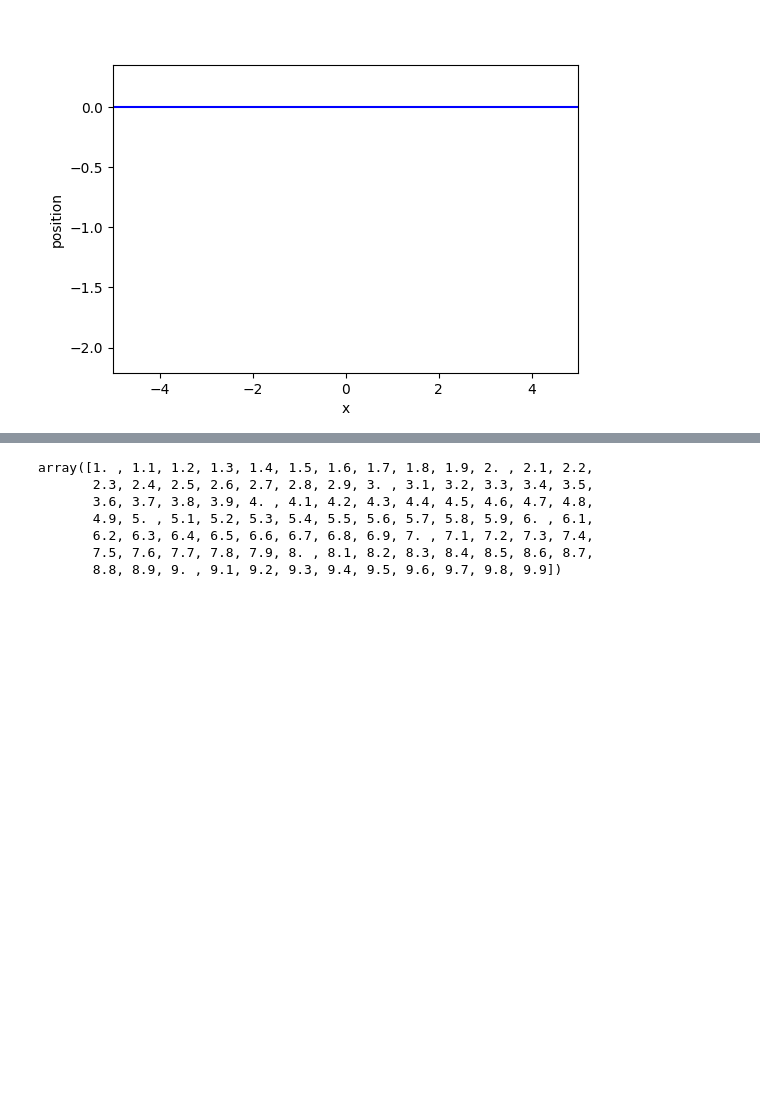
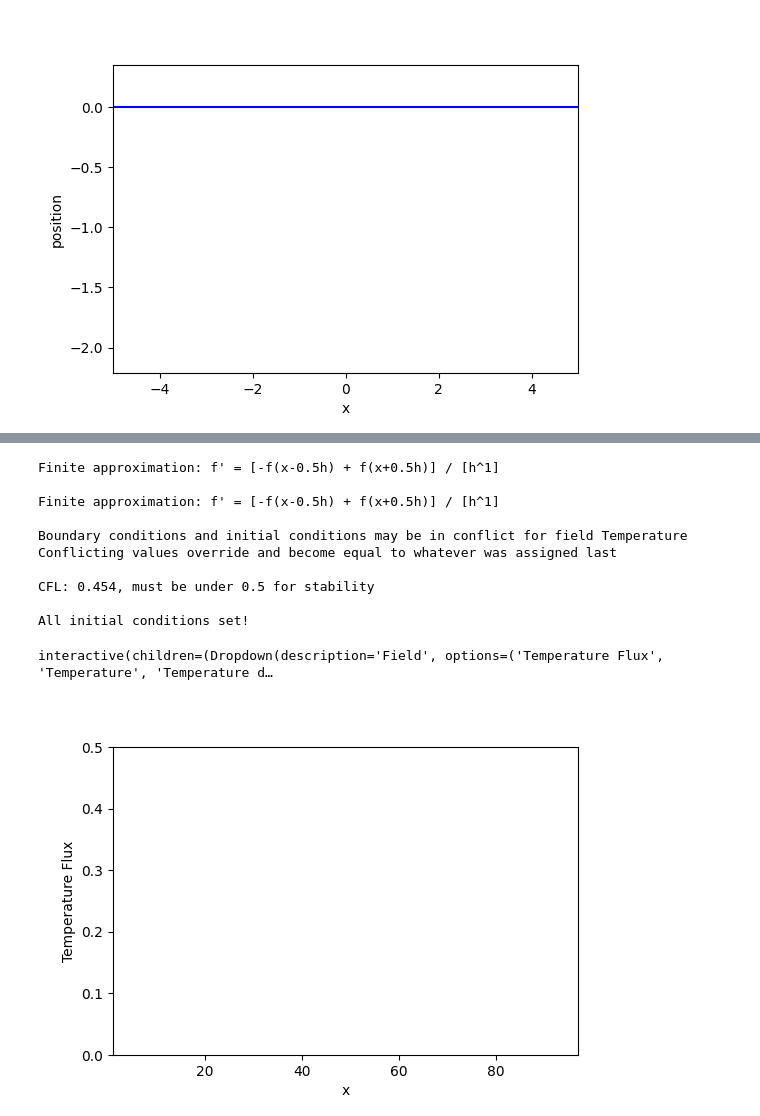
Before and after one commit to Ephraim-Bryski/Finite-Difference, a Jupyter notebook: src/FiniteDiff/scratch.ipynb, the cells around one changed output, grey strips where cells are left out. Drawn from its saved outputs; the diff is of its cells as text; code cells hidden in the pictures; blank space fills up the shorter version.

```diff
--- a/src/FiniteDiff/scratch.ipynb
+++ b/src/FiniteDiff/scratch.ipynb
@@ -132,10 +140,54 @@ interactive(children=(Dropdown(description='Field', options=('boop', 'boop dot')
-# %%
-np.arange(1,10,.1)
-# %% [output]
-array([1. , 1.1, 1.2, 1.3, 1.4, 1.5, 1.6, 1.7, 1.8, 1.9, 2. , 2.1, 2.2,
-       2.3, 2.4, 2.5, 2.6, 2.7, 2.8, 2.9, 3. , 3.1, 3.2, 3.3, 3.4, 3.5,
-       3.6, 3.7, 3.8, 3.9, 4. , 4.1, 4.2, 4.3, 4.4, 4.5, 4.6, 4.7, 4.8,
-       4.9, 5. , 5.1, 5.2, 5.3, 5.4, 5.5, 5.6, 5.7, 5.8, 5.9, 6. , 6.1,
-       6.2, 6.3, 6.4, 6.5, 6.6, 6.7, 6.8, 6.9, 7. , 7.1, 7.2, 7.3, 7.4,
-       7.5, 7.6, 7.7, 7.8, 7.9, 8. , 8.1, 8.2, 8.3, 8.4, 8.5, 8.6, 8.7,
-       8.8, 8.9, 9. , 9.1, 9.2, 9.3, 9.4, 9.5, 9.6, 9.7, 9.8, 9.9])
+# %%
+%matplotlib widget
+m = FD.Model({"x": range(1,100,4), "t": range(1,1000)}, time_axis = "t")
+
+T = FD.Field(m, "Temperature", n_time_ders = 1)
+Tflux = FD.Field(m, "Temperature Flux", n_time_ders = 0, edge_axes = "x")
+
+cell_to_edge = FD.Stencil([-1/2,1/2],der_order=1,axis_type="cell",der_axis_type="edge")
+edge_to_cell = FD.Stencil([-1/2,1/2],der_order=1,axis_type="edge",der_axis_type="cell")
+
+T.set_IC("1")
+T.set_BC("0","x","start")
+Tflux.set_BC("0","x","end")
+
+k = 2 # thermal conductivity
+
+CFL = k*dt/dx**2
+
+print(f"CFL: {round(CFL,3)}, must be under 0.5 for stability\n")
+
+
+m.check_IC() # not required, but recommended: check's if all necessary initial conditions have been set up
+while not m.finished:
+
+    dTdx = cell_to_edge.der(T.prev,"x")
+
+    Tflux.assign_update(k * dTdx)
+
+    Tp = edge_to_cell.der(Tflux.new,"x")
+
+    T.dot.assign_update(Tp)
+
+    T.time_integrate_update()
+
+    m.increment_time()
+
+m.interact() # creates an interactive visual in a jupyter notebook
+
+# get numpy arrays of the temperature and temperature flux:
+#Tflux.data
+#T.data
+# %% [output]
+Finite approximation: f' = [-f(x-0.5h) + f(x+0.5h)] / [h^1]
+
+Finite approximation: f' = [-f(x-0.5h) + f(x+0.5h)] / [h^1]
+
+Boundary conditions and initial conditions may be in conflict for field Temperature
+Conflicting values override and become equal to whatever was assigned last
+
+CFL: 0.454, must be under 0.5 for stability
+
+All initial conditions set!
+interactive(children=(Dropdown(description='Field', options=('Temperature Flux', 'Temperature', 'Temperature d…
+[figure, added]
```
Also changed, not shown: parts of 1 cell of this notebook, 2 other files.
